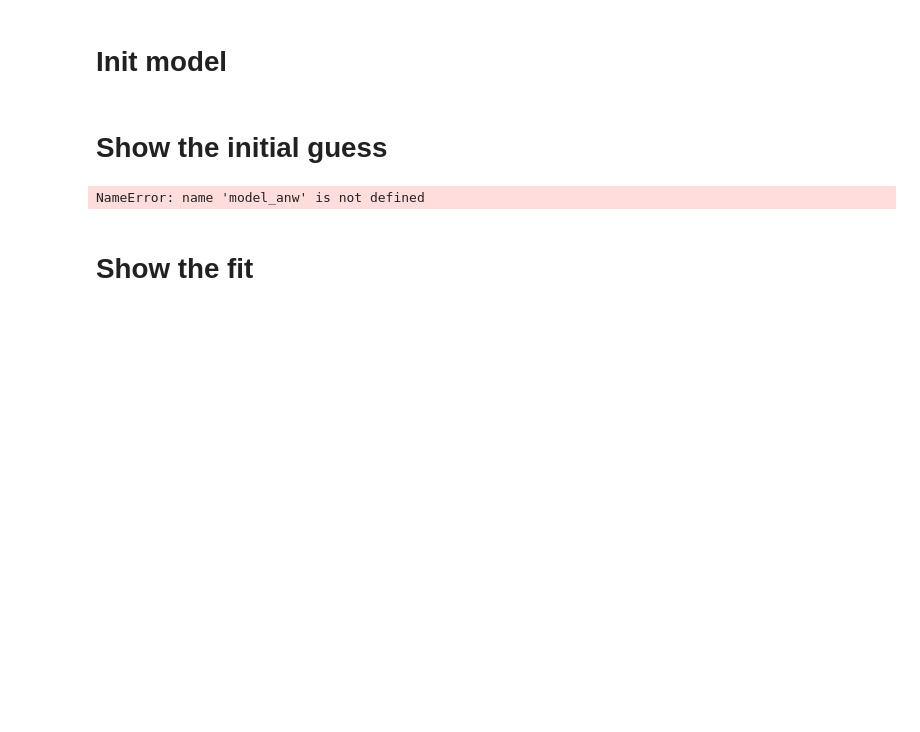
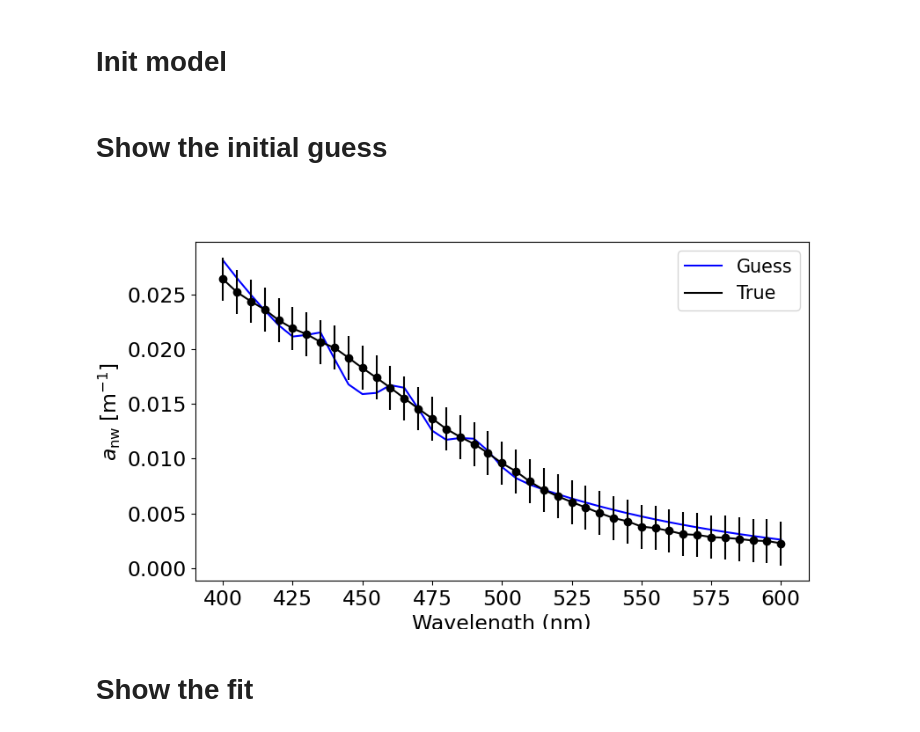
Before and after one commit to ocean-colour/bing, a Jupyter notebook: papers/phytoplankton/Analysis/MCMC_ChaseMini.ipynb, the cells around one changed output. Saved outputs shown, nothing was run; the diff lists cells and outputs as text; code cells hidden in the pictures; blank space fills up the shorter version.

```diff
--- a/papers/phytoplankton/Analysis/MCMC_ChaseMini.ipynb
+++ b/papers/phytoplankton/Analysis/MCMC_ChaseMini.ipynb
@@ -26,12 +26,12 @@ import fit_anw
 # defs
 # %%
 def show_fit(model, model_anw, p0, fit_lbl, abs_noise:float):
-    fig = plt.figure(figsize=(7,5))
+    fig = plt.figure(figsize=(9,5))
     ax = plt.gca()
     ax.plot(model.wave, model.eval_anw(p0).flatten(), 'b-', label=fit_lbl)
     ax.plot(model.wave, model_anw, 'k-', label='True')
     ax.legend(fontsize=15.)
-    ax.errorbar(model_wave, model_anw, yerr=abs_noise, fmt='o', color='k')
+    ax.errorbar(model.wave, model_anw, yerr=abs_noise, fmt='o', color='k')
     #
     ax.set_xlabel('Wavelength (nm)')
     ax.set_ylabel(r'$a_{\rm nw} \; \rm [m^{-1}]$')
@@ -55,14 +55,15 @@ init_from_chi2='fitanw_170_LM_Chase2017Mini.npz'
 d = np.load(init_from_chi2)
 # %%
 model = bing_anw.init_model('Chase2017Mini', d['wave'])
+model_anw = d['obs_anw']
 # %% [markdown]
 # Show the initial guess
 # %%
 p0 = d['ans']
 # %%
-show_fit(model, model_anw, ans, 'Guess', abs_noise)
+show_fit(model, model_anw, p0, 'Guess', abs_noise)
 # %% [output]
-NameError: name 'model_anw' is not defined
+[figure, added]
 # %% [markdown]
 # Show the fit
 # %%
```
